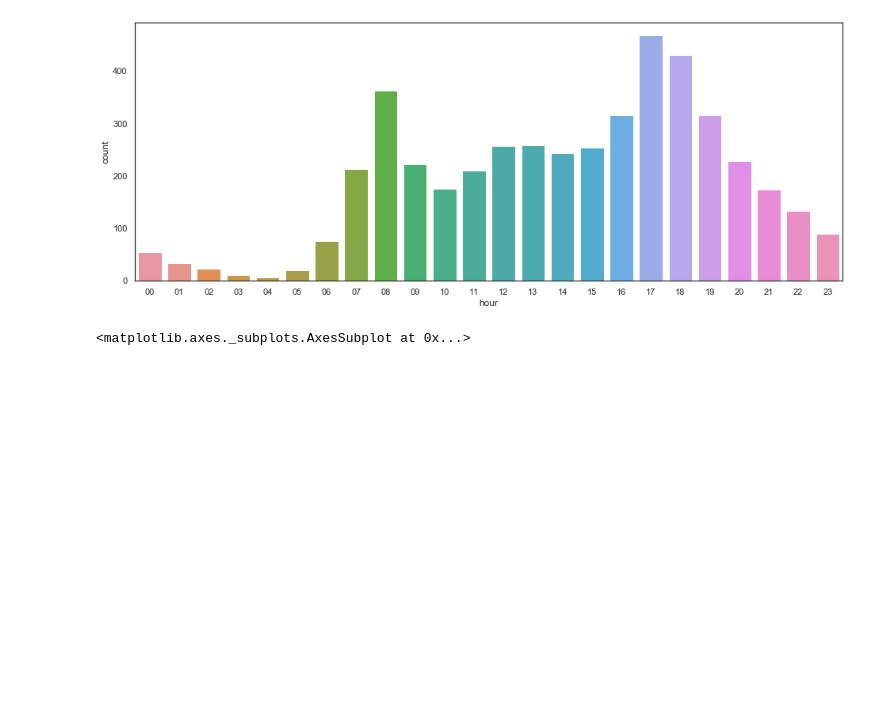
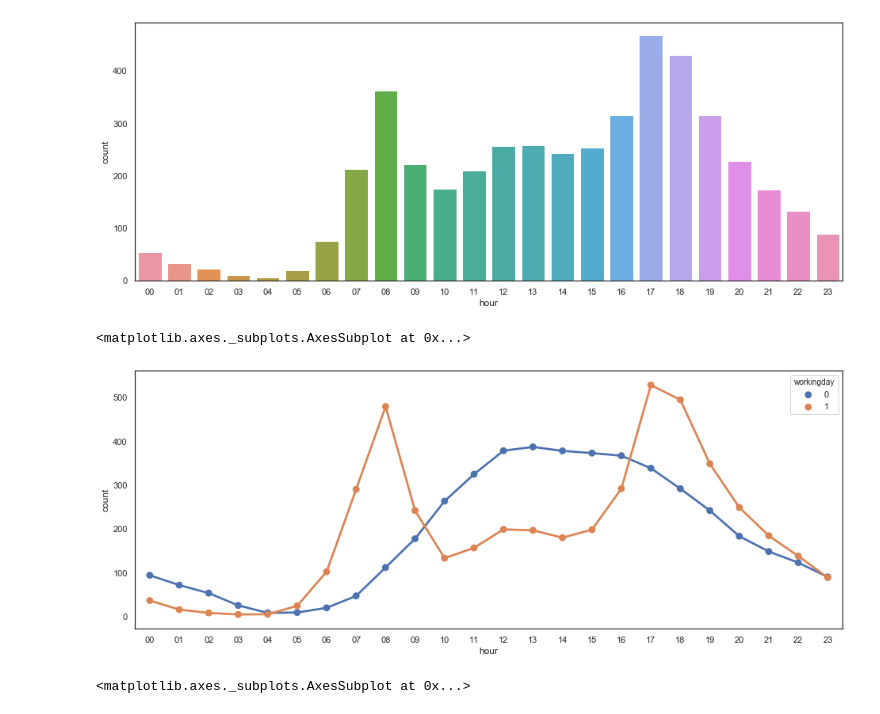
Before and after one commit to LevanAGit/bikeshare_timeseries_analysis, a Jupyter notebook: bikeshare_timeseries_analysis.ipynb, the cells around one changed output. Cells and saved outputs as stored; diff of their text form; code cells hidden in the pictures; blank space fills up the shorter version.

```diff
--- a/bikeshare_timeseries_analysis.ipynb
+++ b/bikeshare_timeseries_analysis.ipynb
@@ -161,6 +177,18 @@ sns.barplot(x="hour", y="count",
 # %% [output]
 <matplotlib.axes._subplots.AxesSubplot at 0x...>
 [figure]
+# %%
+#most hourly users are at 8am and 5pm. probably due to work / school
+
+plt.figure(figsize=(16, 6))
+
+dfhour = pd.DataFrame(df.groupby(["hour", "workingday"], sort=True)["count"].mean()).reset_index()
+sns.pointplot(x=dfhour["hour"], y=dfhour["count"],hue=dfhour["workingday"], data=dfhour)
+
+#more users throughout the day on the weekends.
+# %% [output]
+<matplotlib.axes._subplots.AxesSubplot at 0x...>
+[figure, added]
 # %%
 plt.figure(figsize=(16, 6))
 sns.boxplot(x=df['workingday'], y=df['count'],
```
Also changed, not shown: parts of 25 cells of this notebook.
